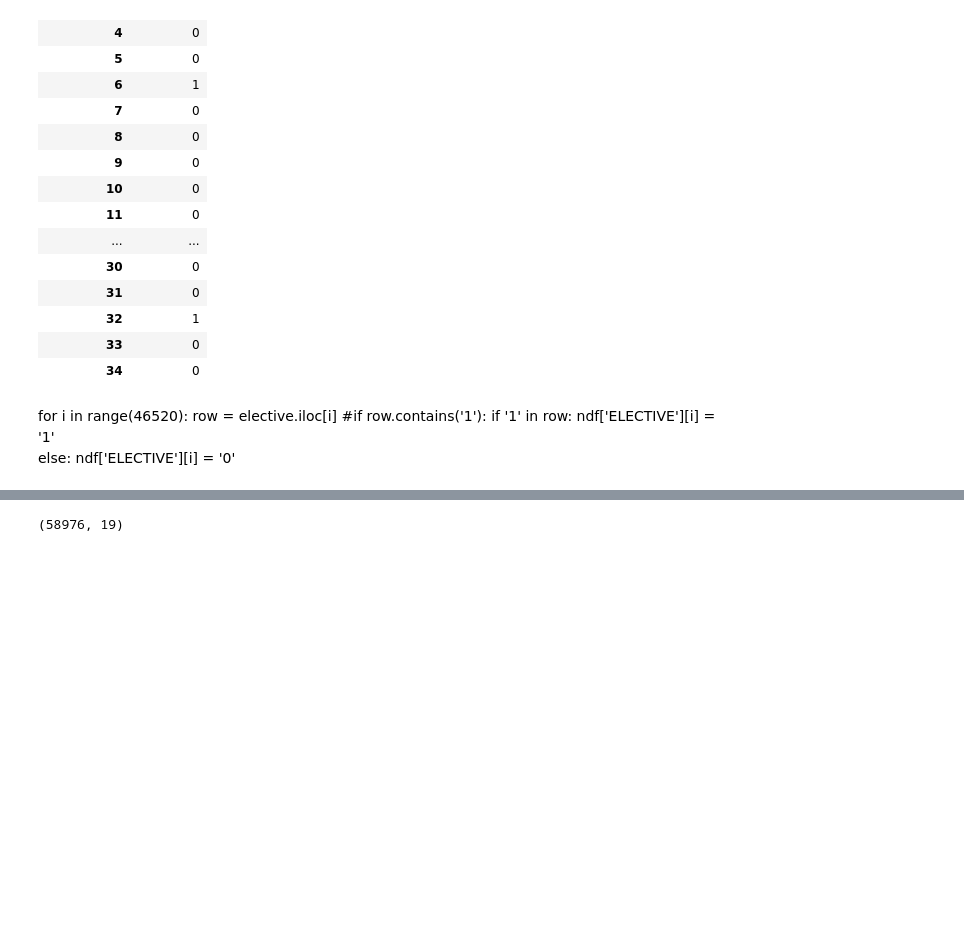
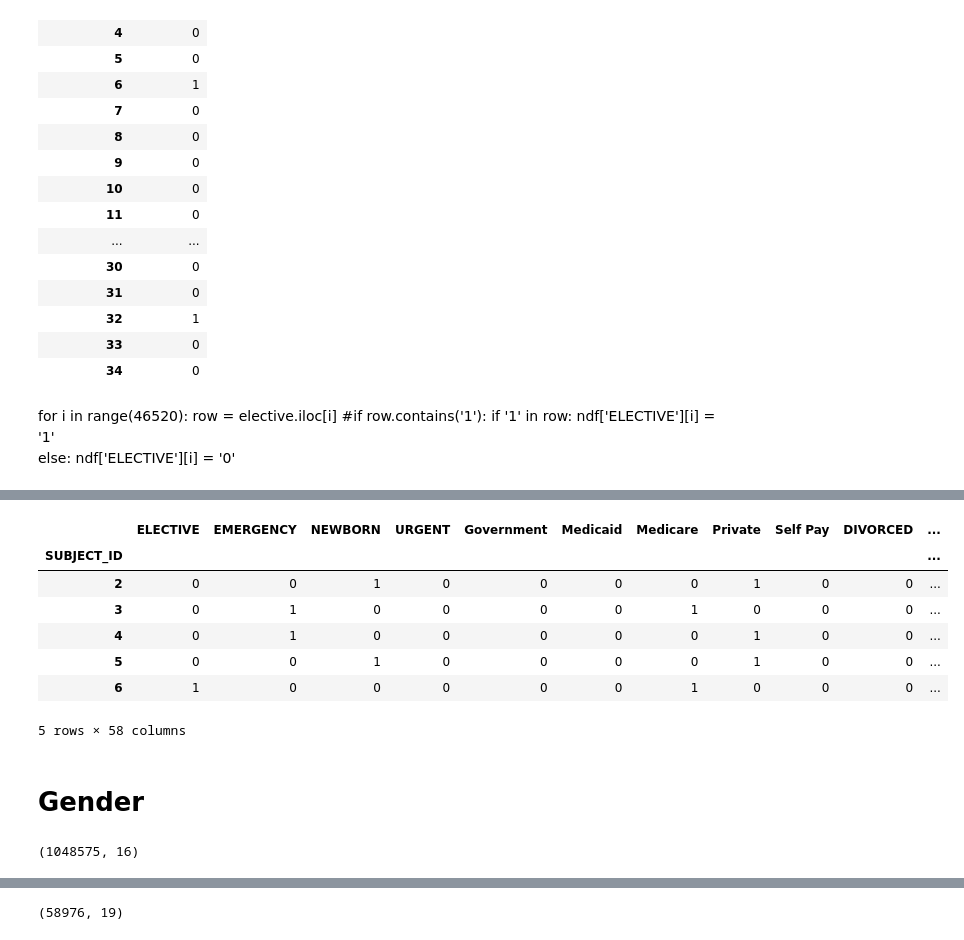
Before and after one commit to kathy908000/Health-Care-Research, a Jupyter notebook: MIMICIII-Matrixfinal.ipynb, the cells around one changed output, grey strips where cells are left out. Saved outputs shown, nothing was run; the diff lists cells and outputs as text; code cells hidden in the pictures; blank space fills up the shorter version.

```diff
--- a/MIMICIII-Matrixfinal.ipynb
+++ b/MIMICIII-Matrixfinal.ipynb
@@ -602,0 +1210,5 @@ for i in range(46520):
+# %%
+#remove decimals
+enc_df2 = enc_df2.astype(int)
+enc_df2 = enc_df2.astype(str)
+enc_df2.head()
@@ -602,0 +1223,22 @@ for i in range(46520):
+# %%
+# add ethnicity to new
+#new = new.iloc[:, :18]
+
+new = new.join(enc_df2)
+new.head()
+# %% [output]
+|  | ELECTIVE | EMERGENCY | NEWBORN | URGENT | Government | Medicaid | Medicare | Private | Self Pay | DIVORCED | ... |
+| SUBJECT_ID |  |  |  |  |  |  |  |  |  |  | ... |
+| 2 | 0 | 0 | 1 | 0 | 0 | 0 | 0 | 1 | 0 | 0 | ... |
+| 3 | 0 | 1 | 0 | 0 | 0 | 0 | 1 | 0 | 0 | 0 | ... |
+| 4 | 0 | 1 | 0 | 0 | 0 | 0 | 0 | 1 | 0 | 0 | ... |
+| 5 | 0 | 0 | 1 | 0 | 0 | 0 | 0 | 1 | 0 | 0 | ... |
+| 6 | 1 | 0 | 0 | 0 | 0 | 0 | 1 | 0 | 0 | 0 | ... |
+5 rows × 58 columns
+# %% [markdown]
+# Gender
+# %%
+grouped = pd.read_csv('icd_grouped2.csv')
+grouped.shape
+# %% [output]
+(1048575, 16)
```
Also changed, not shown: parts of 57 cells of this notebook.
